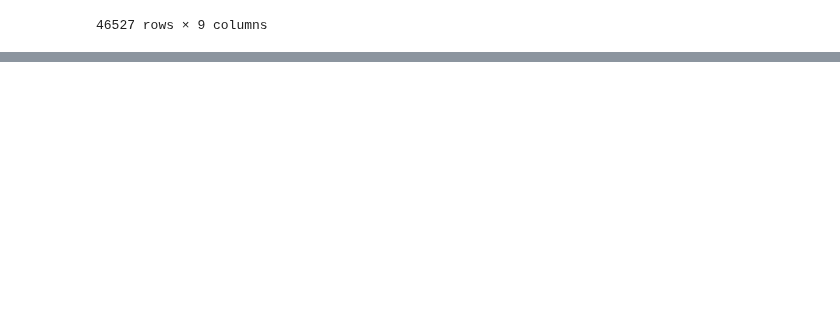
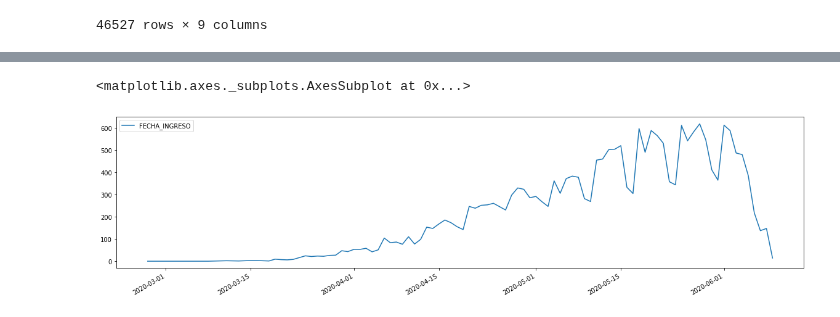
Before and after one commit to artthuro6/Covid-19, a Jupyter notebook: notebooks/Diabetes covid.ipynb, the cells around one changed output, grey strips where cells are left out. Cells and saved outputs as stored; diff of their text form; code cells hidden in the pictures; blank space fills up the shorter version.

```diff
--- a/notebooks/Diabetes covid.ipynb
+++ b/notebooks/Diabetes covid.ipynb
@@ -223,0 +249,7 @@ f_sintomas = data["FECHA_SINTOMAS"].value_counts()
+# %%
+confi = df_confirmado.FECHA_INGRESO.value_counts()
+confi = pd.DataFrame(confi)
+confi.plot(figsize=(20,5))
+# %% [output]
+<matplotlib.axes._subplots.AxesSubplot at 0x...>
+[figure, added]
```
Also changed, not shown: parts of 26 cells of this notebook.
